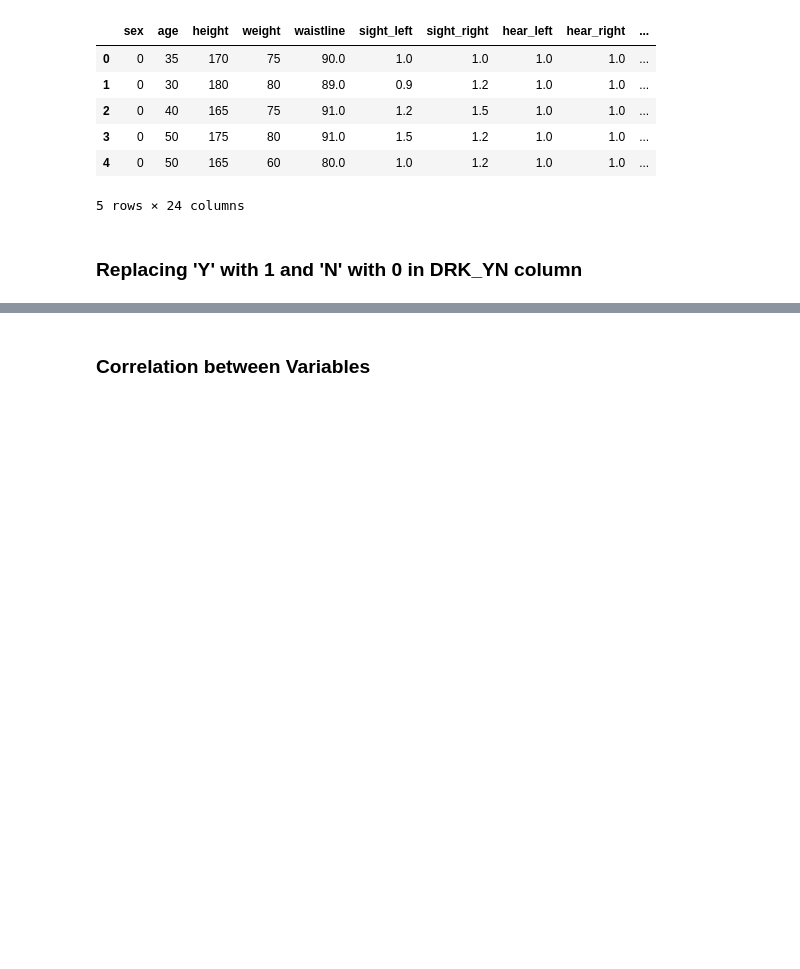
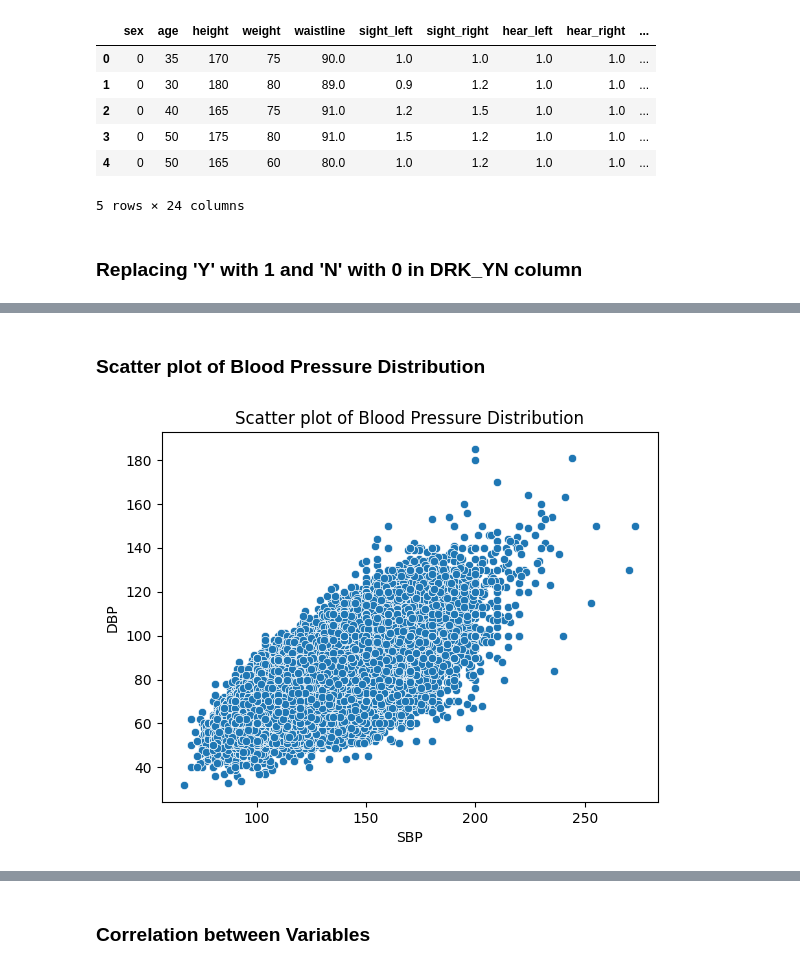
Before and after one commit to vikaschauhan734/smoking_drinking_classification, a Jupyter notebook: notebook.ipynb, the cells around one changed output, grey strips where cells are left out. Saved outputs shown, nothing was run; the diff lists cells and outputs as text; code cells hidden in the pictures; blank space fills up the shorter version.

```diff
--- a/notebook.ipynb
+++ b/notebook.ipynb
@@ -109,0 +156,8 @@ warnings.filterwarnings("ignore")
+# %% [markdown]
+### Scatter plot of Blood Pressure Distribution
+# %%
+sns.scatterplot(data=df, x='SBP', y='DBP')
+plt.title("Scatter plot of Blood Pressure Distribution")
+plt.show()
+# %% [output]
+[figure, added]
```
Also changed, not shown: parts of 41 cells of this notebook, 6 other files.
